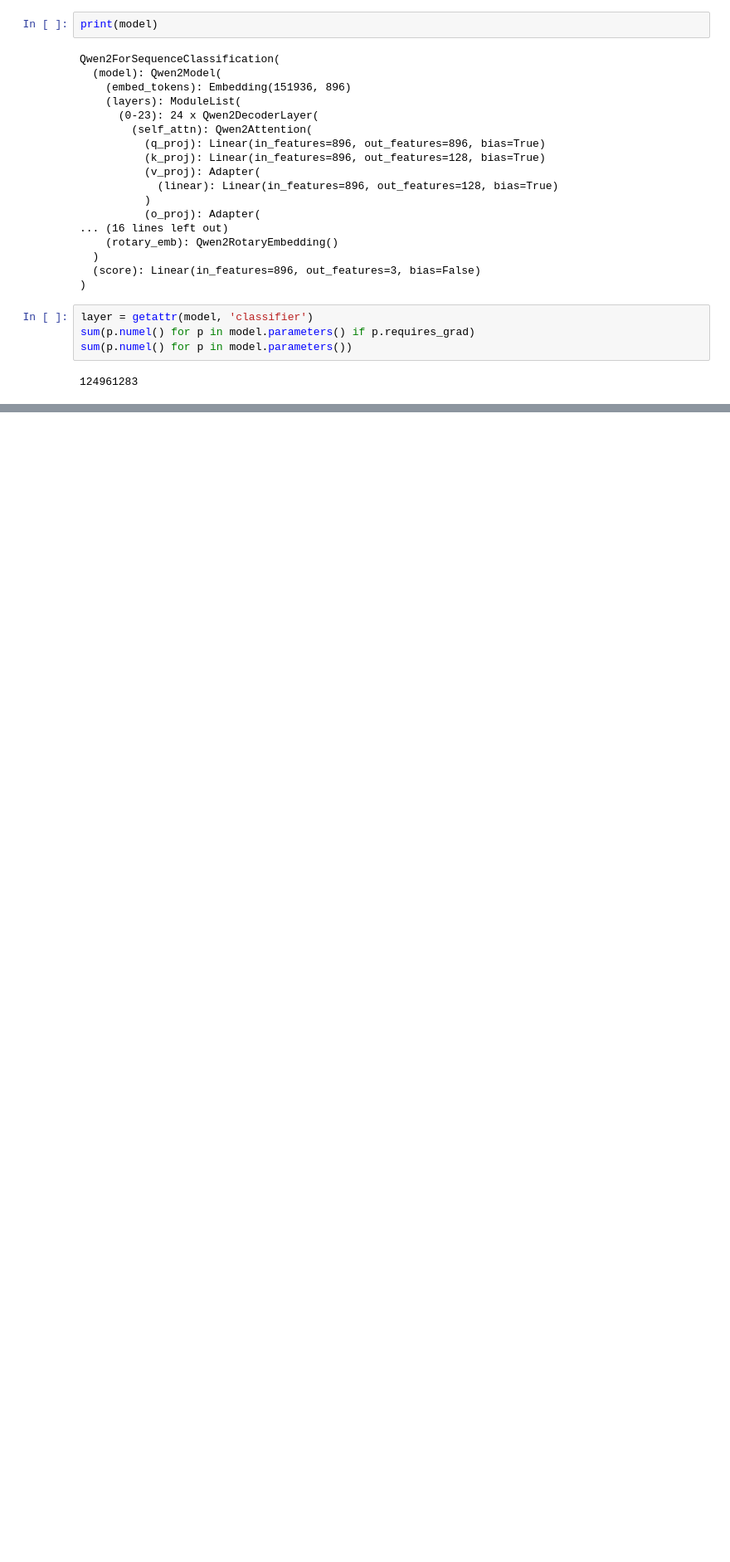
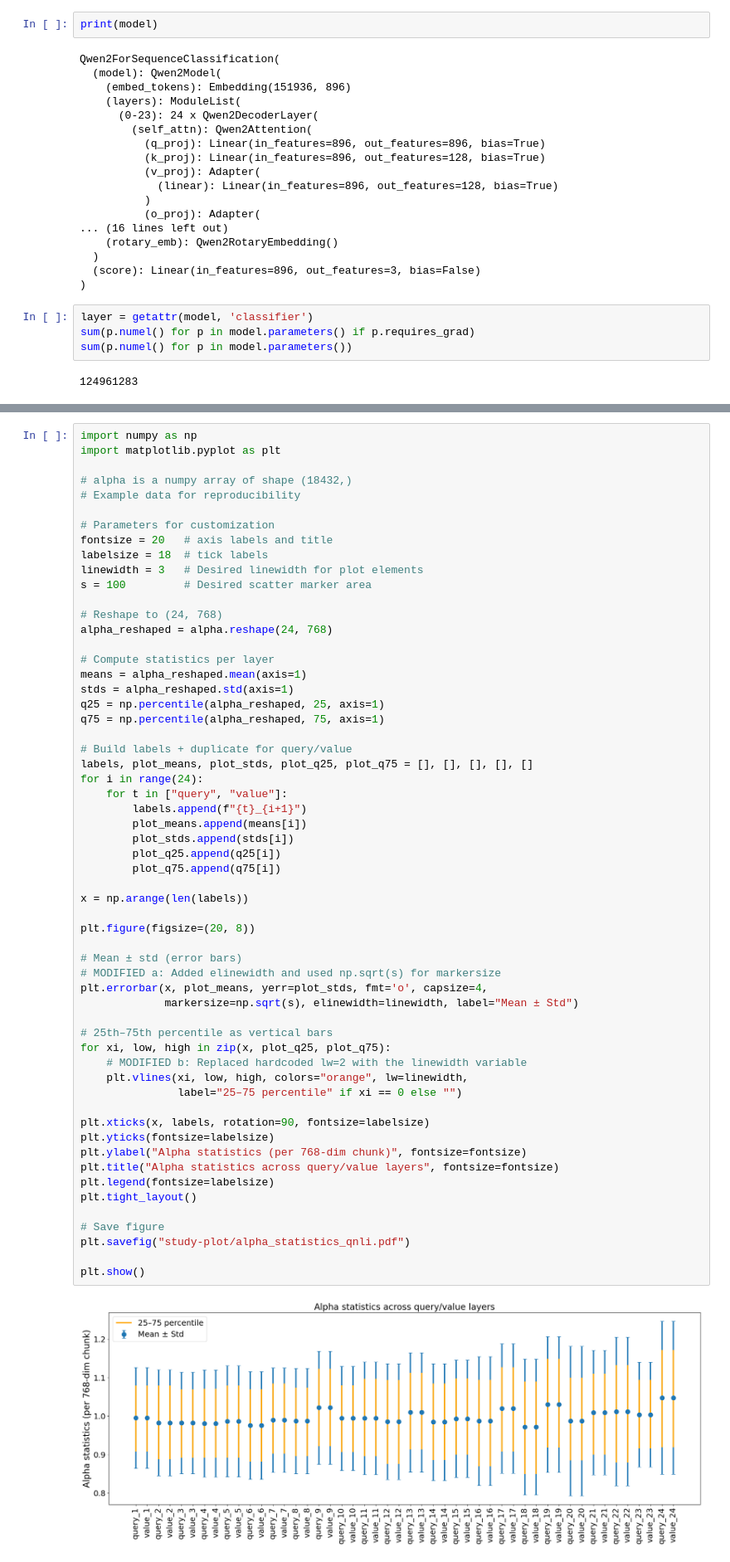
Before and after one commit to elfirdoussilab1/alpha-LoRA, a Jupyter notebook: BERT-finetuning.ipynb, the cells around one changed output, grey strips where cells are left out. Shown at 83% size. Cells and saved outputs as stored; diff of their text form; blank space fills up the shorter version.

```diff
--- a/BERT-finetuning.ipynb
+++ b/BERT-finetuning.ipynb
@@ -724,0 +1003,60 @@ sum(p.numel() for p in model.parameters())
+# %%
+import numpy as np
+import matplotlib.pyplot as plt
+
+# alpha is a numpy array of shape (18432,)
+# Example data for reproducibility
+
+# Parameters for customization
+fontsize = 20   # axis labels and title
+labelsize = 18  # tick labels
+linewidth = 3   # Desired linewidth for plot elements
+s = 100         # Desired scatter marker area
+
+# Reshape to (24, 768)
+alpha_reshaped = alpha.reshape(24, 768)
+
+# Compute statistics per layer
+means = alpha_reshaped.mean(axis=1)
+stds = alpha_reshaped.std(axis=1)
+q25 = np.percentile(alpha_reshaped, 25, axis=1)
+q75 = np.percentile(alpha_reshaped, 75, axis=1)
+
+# Build labels + duplicate for query/value
+labels, plot_means, plot_stds, plot_q25, plot_q75 = [], [], [], [], []
+for i in range(24):
+    for t in ["query", "value"]:
+        labels.append(f"{t}_{i+1}")
+        plot_means.append(means[i])
+        plot_stds.append(stds[i])
+        plot_q25.append(q25[i])
+        plot_q75.append(q75[i])
+
+x = np.arange(len(labels))
+
+plt.figure(figsize=(20, 8))
+
+# Mean ± std (error bars)
+# MODIFIED a: Added elinewidth and used np.sqrt(s) for markersize
+plt.errorbar(x, plot_means, yerr=plot_stds, fmt='o', capsize=4,
+             markersize=np.sqrt(s), elinewidth=linewidth, label="Mean ± Std")
+
+# 25th–75th percentile as vertical bars
+for xi, low, high in zip(x, plot_q25, plot_q75):
+    # MODIFIED b: Replaced hardcoded lw=2 with the linewidth variable
+    plt.vlines(xi, low, high, colors="orange", lw=linewidth,
+               label="25–75 percentile" if xi == 0 else "")
+
+plt.xticks(x, labels, rotation=90, fontsize=labelsize)
+plt.yticks(fontsize=labelsize)
+plt.ylabel("Alpha statistics (per 768-dim chunk)", fontsize=fontsize)
+plt.title("Alpha statistics across query/value layers", fontsize=fontsize)
+plt.legend(fontsize=labelsize)
+plt.tight_layout()
+
+# Save figure
+plt.savefig("study-plot/alpha_statistics_qnli.pdf")
+
+plt.show()
+# %% [output]
+[figure, added]
```
Also changed, not shown: parts of 23 cells of this notebook, 20 other files.
